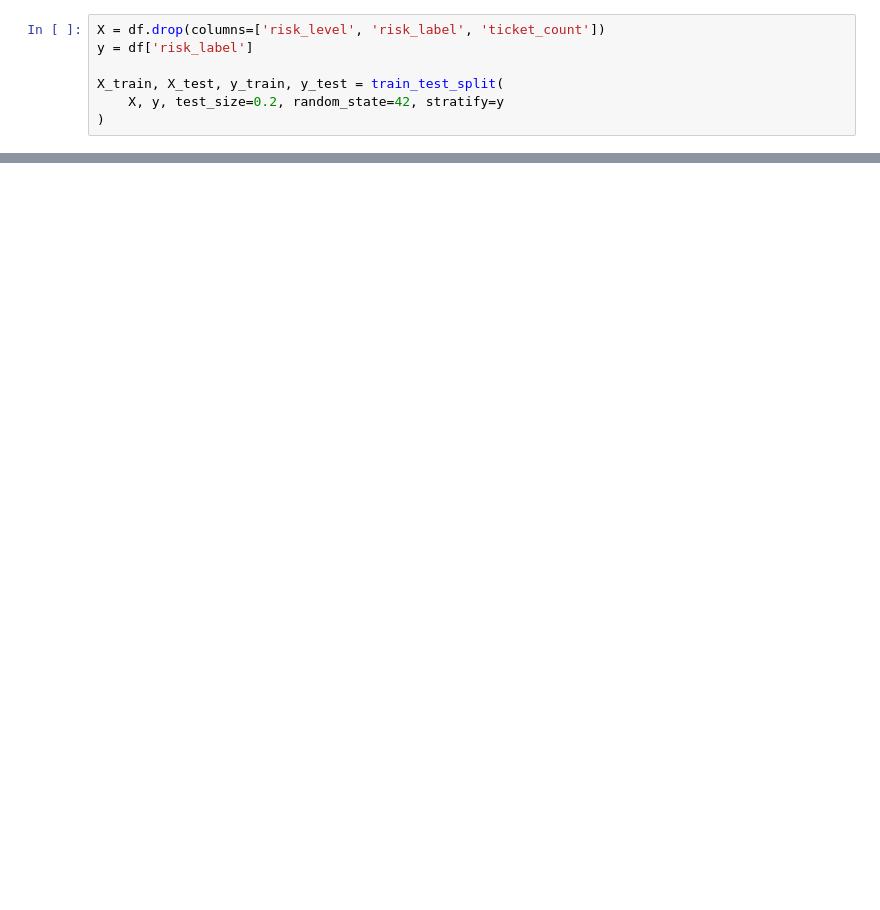
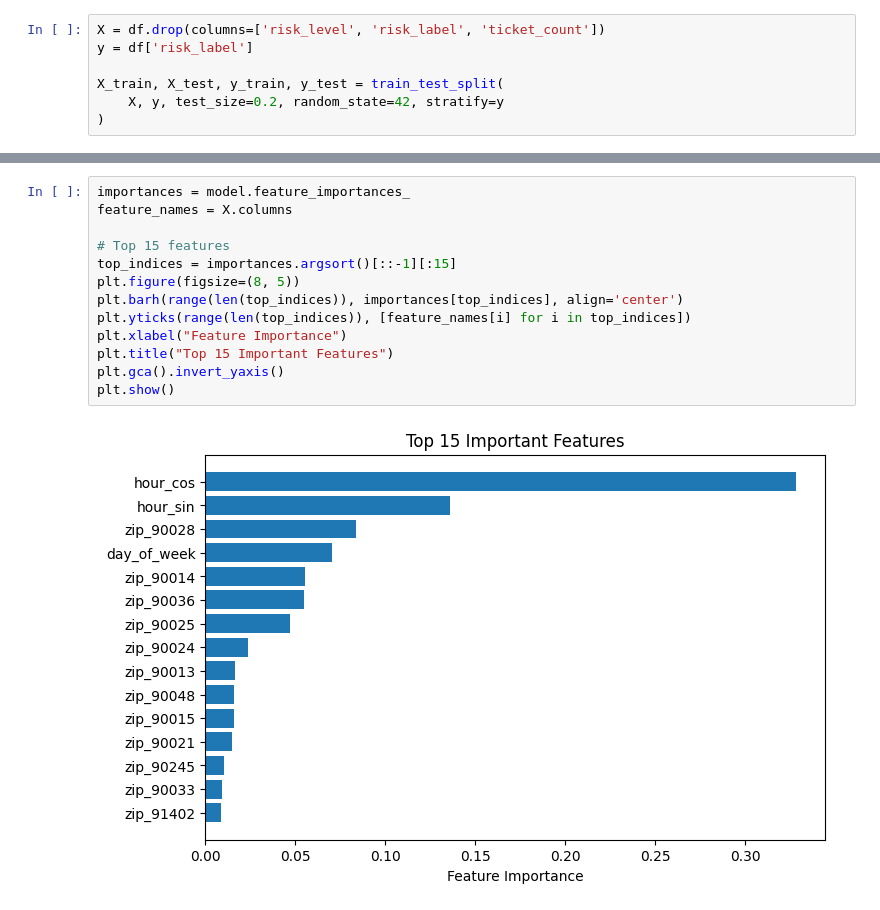
Before and after one commit to Dylan-Geraci/ParkSafe-LA, a Jupyter notebook: notebooks/modeling.ipynb, the cells around one changed output, grey strips where cells are left out. Saved outputs shown, nothing was run; the diff lists cells and outputs as text; blank space fills up the shorter version.

```diff
--- a/notebooks/modeling.ipynb
+++ b/notebooks/modeling.ipynb
@@ -45,0 +82,15 @@ ValueError: could not convert string to float: 'Sunday'
+# %%
+importances = model.feature_importances_
+feature_names = X.columns
+
+# Top 15 features
+top_indices = importances.argsort()[::-1][:15]
+plt.figure(figsize=(8, 5))
+plt.barh(range(len(top_indices)), importances[top_indices], align='center')
+plt.yticks(range(len(top_indices)), [feature_names[i] for i in top_indices])
+plt.xlabel("Feature Importance")
+plt.title("Top 15 Important Features")
+plt.gca().invert_yaxis()
+plt.show()
+# %% [output]
+[figure, added]
```
Also changed, not shown: parts of 9 cells of this notebook.
